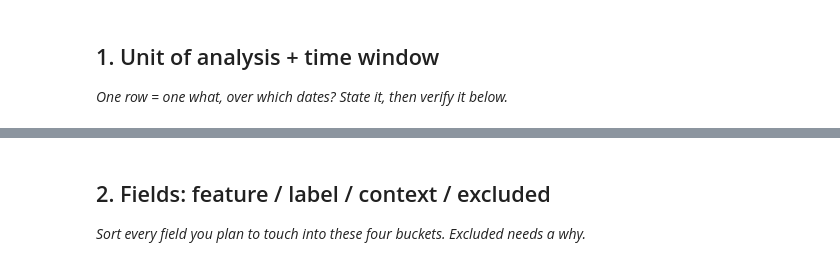
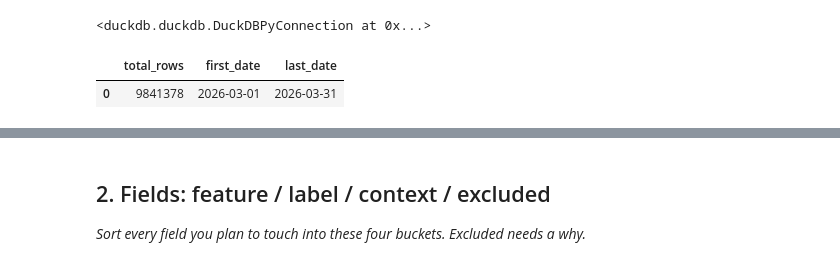
Before and after one commit to Debbie1236-cmd/flyrank-ml-internship, a Jupyter notebook: work/notebooks/w03_data_contract.ipynb, the cells around one changed output, grey strips where cells are left out. Saved outputs shown, nothing was run; the diff lists cells and outputs as text; code cells hidden in the pictures.

```diff
--- a/work/notebooks/w03_data_contract.ipynb
+++ b/work/notebooks/w03_data_contract.ipynb
@@ -6,7 +8,3 @@
 This skeleton is yours to fill. Work the sections **in order** — each one has a one-line hint. Simple words, honest numbers.
 
 > Working with an AI assistant? Tell it to read `skills/README.md` first and load the one skill this assignment names on its card.
-# %% [markdown]
-## 1. Unit of analysis + time window
-
-*One row = one what, over which dates? State it, then verify it below.*
@@ -15,0 +31,25 @@ This skeleton is yours to fill. Work the sections **in order** — each one has
+# %%
+import duckdb
+
+con = duckdb.connect()
+
+con.execute(f"""
+CREATE OR REPLACE SECRET hf (
+    TYPE huggingface,
+    TOKEN '{HF_TOKEN}'
+)
+""")
+# %% [output]
+<duckdb.duckdb.DuckDBPyConnection at 0x...>
+# %%
+con.sql(f"""
+SELECT
+    COUNT(*) AS total_rows,
+    MIN(report_date) AS first_date,
+    MAX(report_date) AS last_date
+FROM {TABLES['fact_daily']}
+WHERE month = '2026-03'
+""").df()
+# %% [output]
+|  | total_rows | first_date | last_date |
+| 0 | 9841378 | 2026-03-01 | 2026-03-31 |
```
Also changed, not shown: parts of 15 cells of this notebook.
